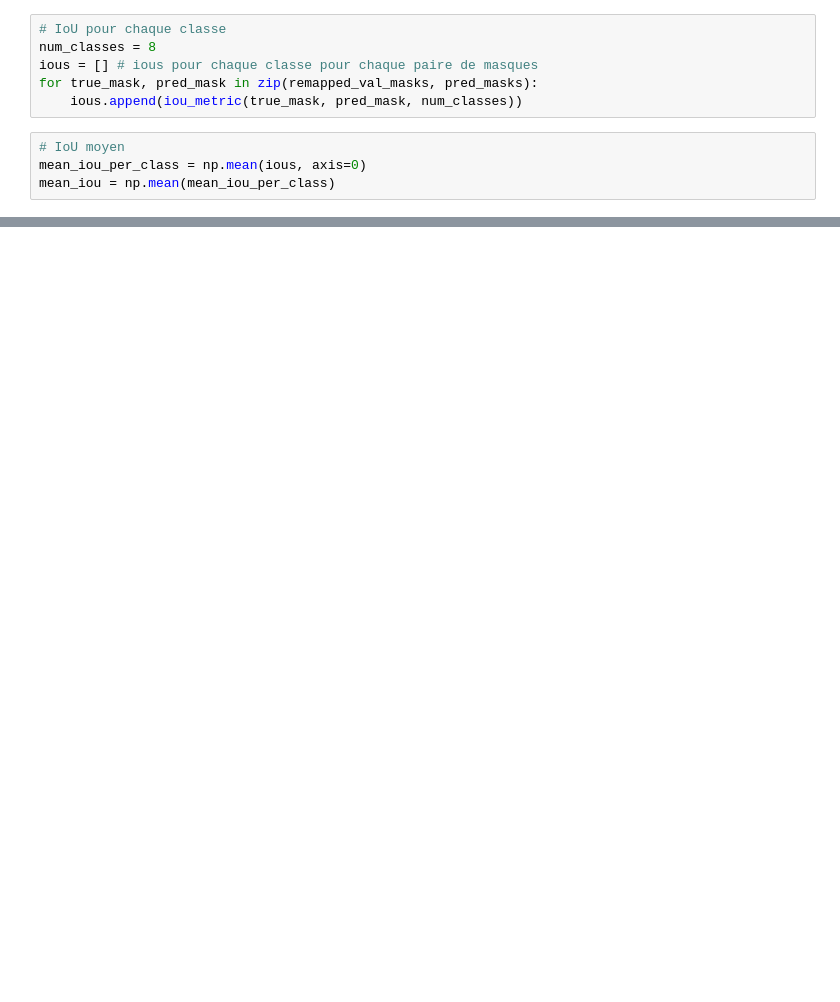
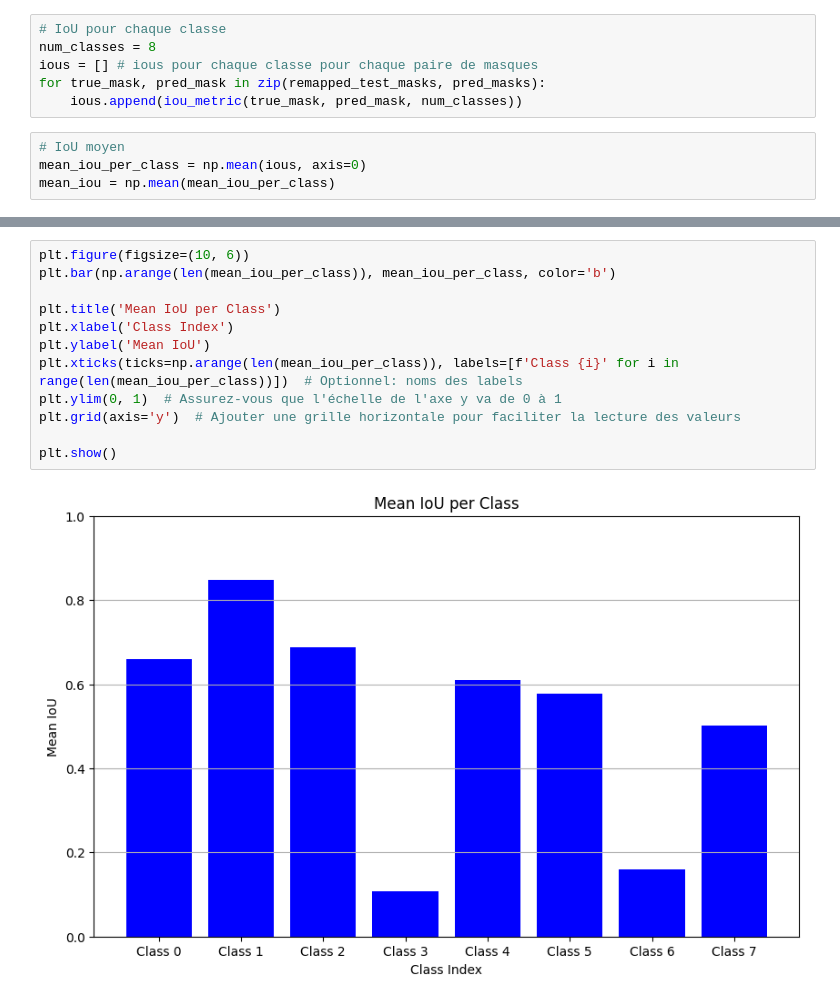
Before and after one commit to YANNBEN2310/DETECTION_RECOGNITION, a Jupyter notebook: dr_oph.ipynb, the cells around one changed output, grey strips where cells are left out. Drawn from its saved outputs; the diff is of its cells as text; blank space fills up the shorter version.

```diff
--- a/dr_oph.ipynb
+++ b/dr_oph.ipynb
@@ -683,7 +745,7 @@ def iou_metric(y_true, y_pred, num_classes):
 # IoU pour chaque classe
 num_classes = 8
 ious = [] # ious pour chaque classe pour chaque paire de masques
-for true_mask, pred_mask in zip(remapped_val_masks, pred_masks):
+for true_mask, pred_mask in zip(remapped_test_masks, pred_masks):
     ious.append(iou_metric(true_mask, pred_mask, num_classes))
 # %%
 # IoU moyen
@@ -699,0 +762,14 @@ array([0.  , 0.39, 0.  , 0.  , 0.  , 0.  , 0.  ,  nan])
+# %%
+plt.figure(figsize=(10, 6))
+plt.bar(np.arange(len(mean_iou_per_class)), mean_iou_per_class, color='b')
+
+plt.title('Mean IoU per Class')
+plt.xlabel('Class Index')
+plt.ylabel('Mean IoU')
+plt.xticks(ticks=np.arange(len(mean_iou_per_class)), labels=[f'Class {i}' for i in range(len(mean_iou_per_class))])  # Optionnel: noms des labels
+plt.ylim(0, 1)  # Assurez-vous que l'échelle de l'axe y va de 0 à 1
+plt.grid(axis='y')  # Ajouter une grille horizontale pour faciliter la lecture des valeurs
+
+plt.show()
+# %% [output]
+[figure, added]
```
Also changed, not shown: parts of 26 cells of this notebook, 1 other file.
